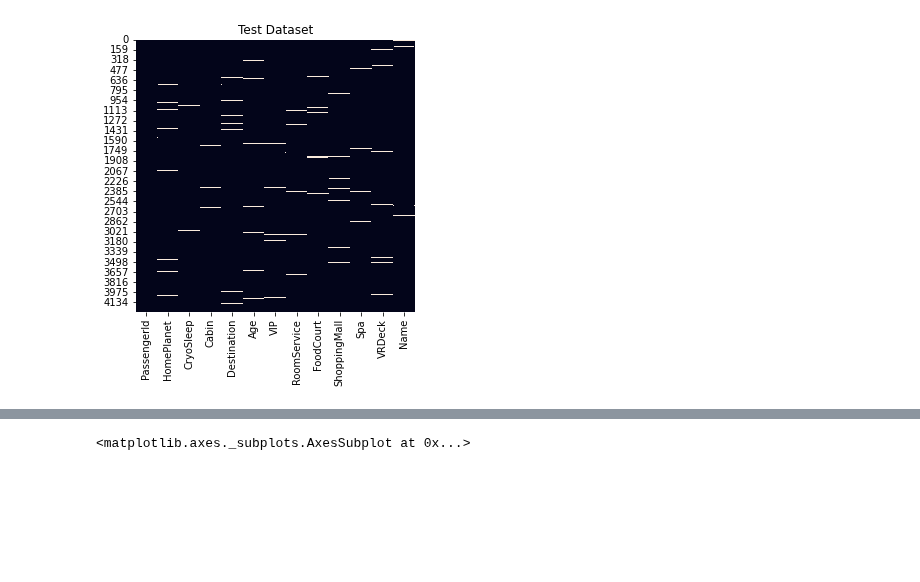
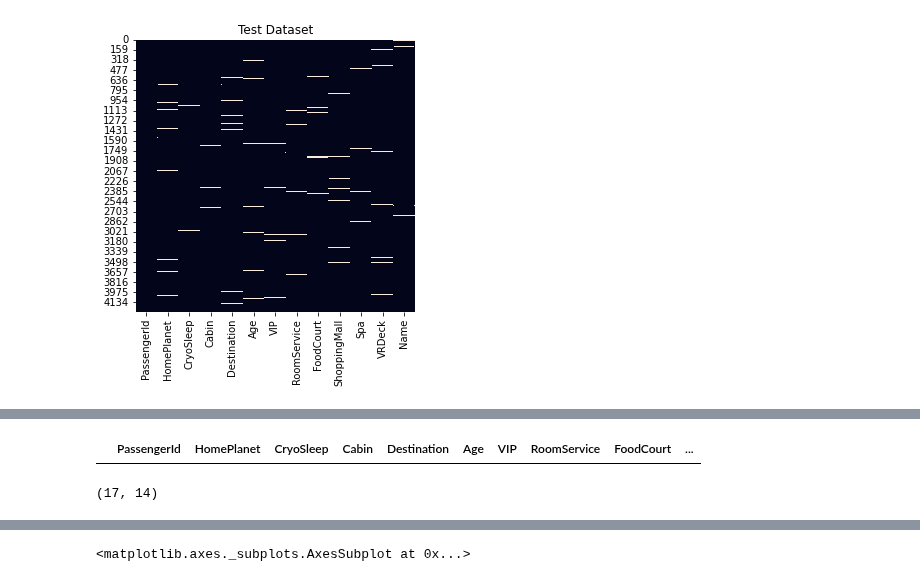
Before and after one commit to Chirag314/EDA, a Jupyter notebook: spaceship_titanic1.ipynb, the cells around one changed output, grey strips where cells are left out. Cells and saved outputs as stored; diff of their text form; code cells hidden in the pictures; blank space fills up the shorter version.

```diff
--- a/spaceship_titanic1.ipynb
+++ b/spaceship_titanic1.ipynb
@@ -25,6 +25,7 @@ import numpy as np
 import seaborn as sns
 import matplotlib.pyplot as plt
 %matplotlib inline
+pd.set_option('display.max_columns', None)
 
 from sklearn.model_selection import train_test_split
 from sklearn.model_selection import learning_curve
@@ -162,0 +165,17 @@ draw_missing_data_table(train_df)
+# %%
+# THere may be rows where most of the values missing except PassengerId and Transported. We definitely dont want those rows as they may take analysis in
+# Different direction
+# Drop rows which contain all NaN values except two
+train_df = train_df.dropna(axis=0, how='all',thresh=3)
+# %%
+#FInd rows with specific NAN values. There are 14 columns and last two has non missing values. Lets check if there are any rows where all are
+#missing except last two.
+train_df[train_df.isna().sum(axis=1)>10]
+# It seems there are no rows with more than 10 NaN's let go down decreasing the values and check
+# %% [output]
+|  | PassengerId | HomePlanet | CryoSleep | Cabin | Destination | Age | VIP | RoomService | FoodCourt | ... |
+# %%
+#Ther are max 3 missing values in row. Lets check how many rows like this
+train_df[train_df.isna().sum(axis=1)==3].shape
+# %% [output]
+(17, 14)
```
Also changed, not shown: parts of 14 cells of this notebook.
